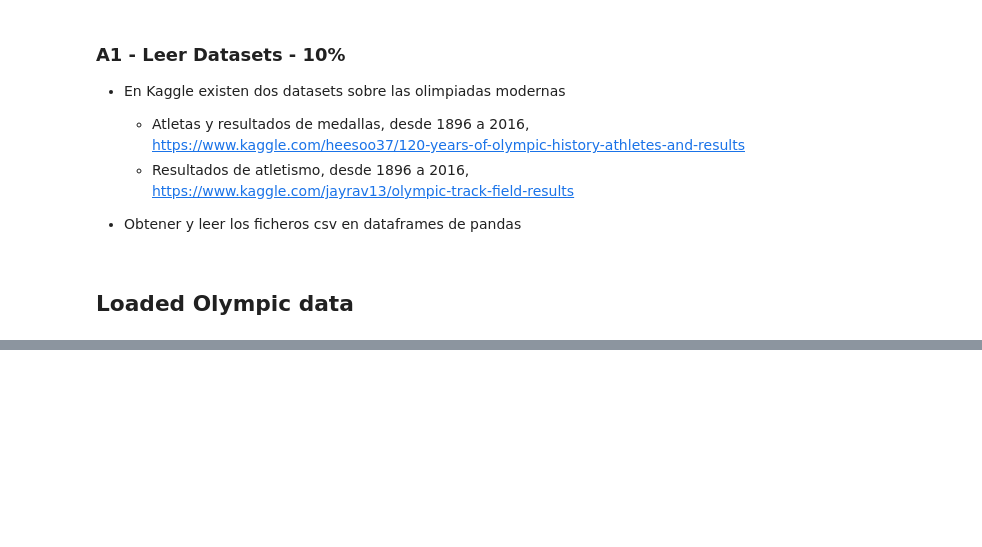
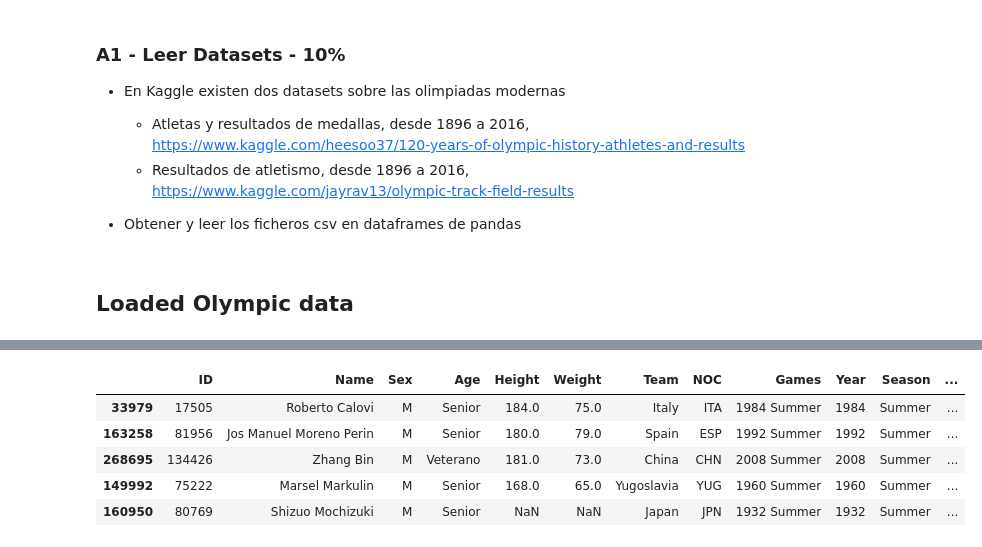
Before and after one commit to davidpd7/activity_data, a Jupyter notebook: actividad/04EPPY_Act02.ipynb, the cells around one changed output, grey strips where cells are left out. Cells and saved outputs as stored; diff of their text form; code cells hidden in the pictures; blank space fills up the shorter version.

```diff
--- a/actividad/04EPPY_Act02.ipynb
+++ b/actividad/04EPPY_Act02.ipynb
@@ -137,0 +132,9 @@ data_gender = data_test[data_test.Sex.isin(['M', 'F'])]
+# %%
+data.sample(5)
+# %% [output]
+|  | ID | Name | Sex | Age | Height | Weight | Team | NOC | Games | Year | Season | ... |
+| 33979 | 17505 | Roberto Calovi | M | Senior | 184.0 | 75.0 | Italy | ITA | 1984 Summer | 1984 | Summer | ... |
+| 163258 | 81956 | Jos Manuel Moreno Perin | M | Senior | 180.0 | 79.0 | Spain | ESP | 1992 Summer | 1992 | Summer | ... |
+| 268695 | 134426 | Zhang Bin | M | Veterano | 181.0 | 73.0 | China | CHN | 2008 Summer | 2008 | Summer | ... |
+| 149992 | 75222 | Marsel Markulin | M | Senior | 168.0 | 65.0 | Yugoslavia | YUG | 1960 Summer | 1960 | Summer | ... |
+| 160950 | 80769 | Shizuo Mochizuki | M | Senior | NaN | NaN | Japan | JPN | 1932 Summer | 1932 | Summer | ... |
```
Also changed, not shown: parts of 19 cells of this notebook.
